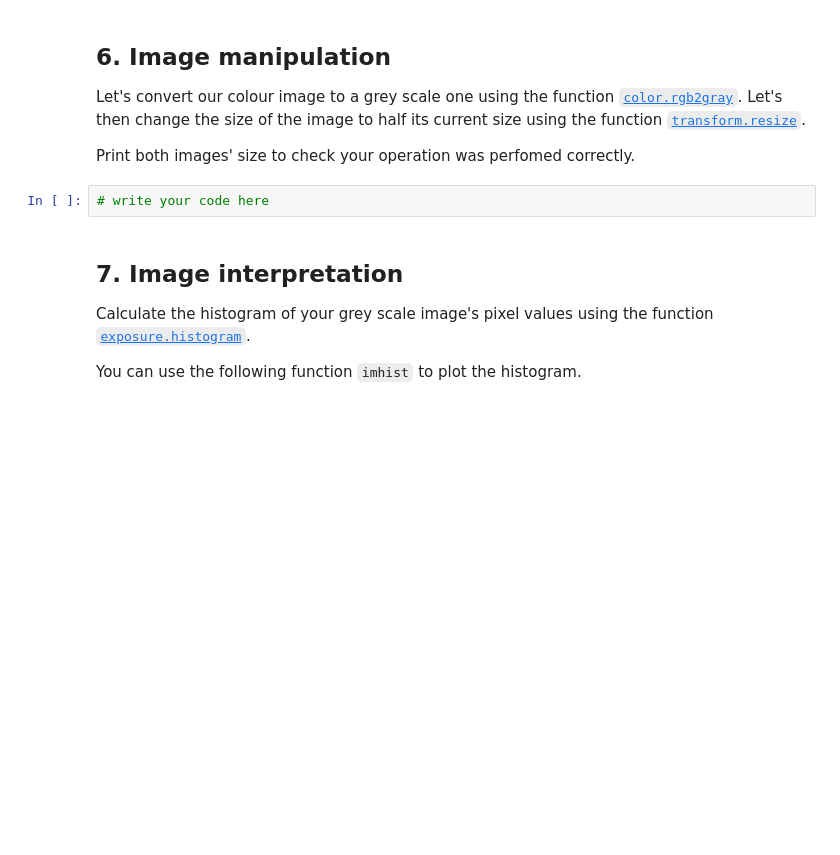
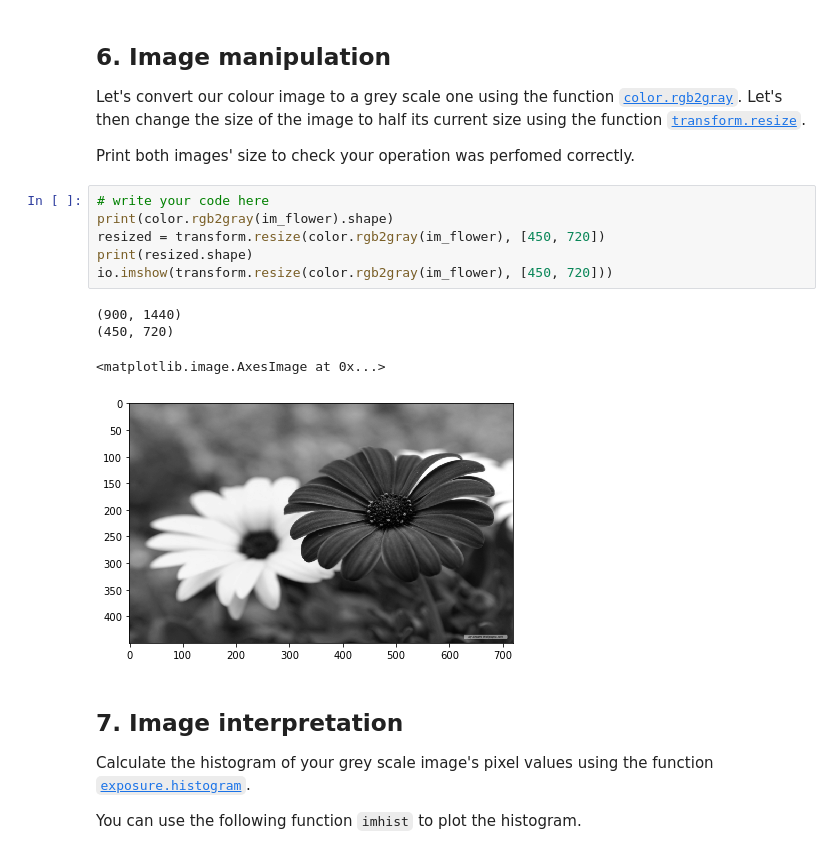
Before and after one commit to sjpollard/COMS20011_2020, a Jupyter notebook: labs/lab_2/labsheet2.ipynb, the cells around one changed output. Cells and saved outputs as stored; diff of their text form; blank space fills up the shorter version.

```diff
--- a/labs/lab_2/labsheet2.ipynb
+++ b/labs/lab_2/labsheet2.ipynb
@@ -152,8 +189,17 @@ In our case, the flower image has resolution 1440x900. Note how rows represent t
 Let's convert our colour image to a grey scale one using the function [`color.rgb2gray`](http://scikit-image.org/docs/dev/api/skimage.color.html#skimage.color.rgb2gray). Let's then change the size of the image to half its current size using the function [`transform.resize`](http://scikit-image.org/docs/dev/api/skimage.transform.html#skimage.transform.resize).
 
 Print both images' size to check your operation was perfomed correctly.
-# %%
-# write your code here
+# %%
+# write your code here
+print(color.rgb2gray(im_flower).shape)
+resized = transform.resize(color.rgb2gray(im_flower), [450, 720])
+print(resized.shape)
+io.imshow(transform.resize(color.rgb2gray(im_flower), [450, 720]))
+# %% [output]
+(900, 1440)
+(450, 720)
+<matplotlib.image.AxesImage at 0x...>
+[figure, added]
 # %% [markdown]
 ## 7. Image interpretation
 
```
Also changed, not shown: parts of 18 cells of this notebook.
